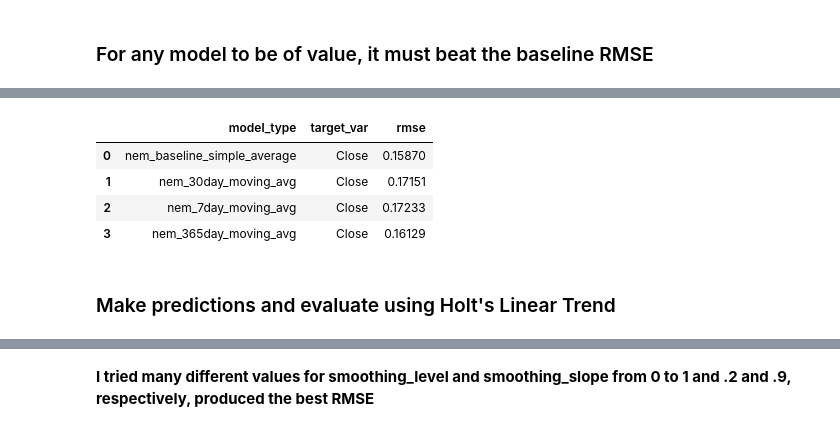
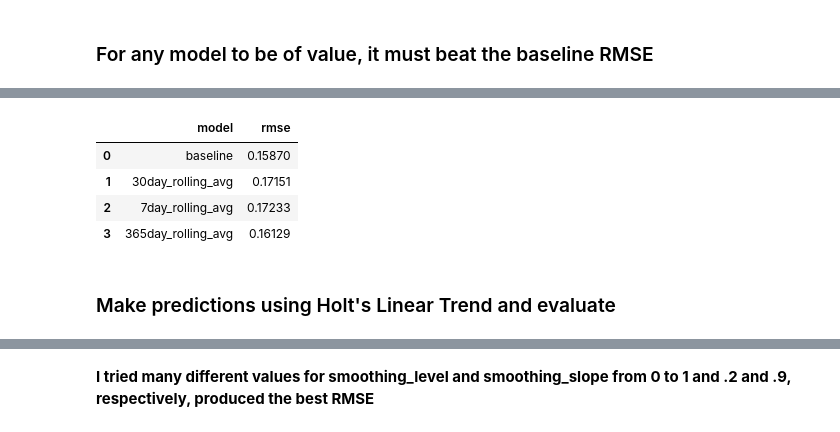
Before and after one commit to lainslie-18/predicting_cryptocurrency_price_with_TSA, a Jupyter notebook: model.ipynb, the cells around one changed output, grey strips where cells are left out. Cells and saved outputs as stored; diff of their text form; code cells hidden in the pictures.

```diff
--- a/model.ipynb
+++ b/model.ipynb
@@ -146,7 +178,5 @@ Close -- RMSE: 0.17151
 # %%
 # append metrics to evaluate dataframe
-for col in nem_train.columns:
-    eval_df = append_eval_df(model_type='nem_30day_moving_avg', validate_set=nem_validate,
-                             target_var=col)
+eval_df = append_eval_df(eval_df, nem_train, nem_validate, yhat, '30day_rolling_avg')
 eval_df
 # %% [output]
@@ -156,9 +186,8 @@ eval_df
 # %%
 # Next try 7 day rolling average and use the most recent/last 7 day period value to predict forward.
-
 close = round(nem_train.Close.rolling(7).mean().iloc[-1], 5)
 
 # make predictions
-yhat_df = pd.DataFrame({'Close': [close]}, index = nem_validate.index)
+yhat = pd.DataFrame({'Close': [close]}, index = nem_validate.index)
 # %%
 # plot actual vs predicted
@@ -169,7 +198,5 @@ Close -- RMSE: 0.17233
 # %%
 # append metrics to evaluate dataframe
-for col in nem_train.columns:
-    eval_df = append_eval_df(model_type='nem_7day_moving_avg', validate_set=nem_validate,
-                             target_var=col)
+eval_df = append_eval_df(eval_df, nem_train, nem_validate, yhat, '7day_rolling_avg')
 eval_df
 # %% [output]
@@ -180,9 +207,8 @@ eval_df
 # %%
 # Next try 365 day rolling average and use the most recent/last 365 day period value to predict forward.
-
 close = round(nem_train.Close.rolling(365).mean().iloc[-1], 5)
 
 # make predictions
-yhat_df = pd.DataFrame({'Close': [close]}, index = nem_validate.index)
+yhat = pd.DataFrame({'Close': [close]}, index = nem_validate.index)
 # %%
 # plot actual vs predicted
@@ -193,17 +219,15 @@ Close -- RMSE: 0.16129
 # %%
 # append metrics to evaluate dataframe
-for col in nem_train.columns:
-    eval_df = append_eval_df(model_type='nem_365day_moving_avg', validate_set=nem_validate,
-                             target_var=col)
+eval_df = append_eval_df(eval_df, nem_train, nem_validate, yhat, '365day_rolling_avg')
 eval_df
 # %% [output]
-|  | model_type | target_var | rmse |
-| 0 | nem_baseline_simple_average | Close | 0.15870 |
-| 1 | nem_30day_moving_avg | Close | 0.17151 |
-| 2 | nem_7day_moving_avg | Close | 0.17233 |
-| 3 | nem_365day_moving_avg | Close | 0.16129 |
+|  | model | rmse |
+| 0 | baseline | 0.15870 |
+| 1 | 30day_rolling_avg | 0.17151 |
+| 2 | 7day_rolling_avg | 0.17233 |
+| 3 | 365day_rolling_avg | 0.16129 |
 # %% [markdown]
-### Make predictions and evaluate using Holt's Linear Trend
+### Make predictions using Holt's Linear Trend and evaluate
 # %%
 # create the model
 close = Holt(nem_train.Close, exponential = False)
```
Also changed, not shown: parts of 60 cells of this notebook, 2 other files.
